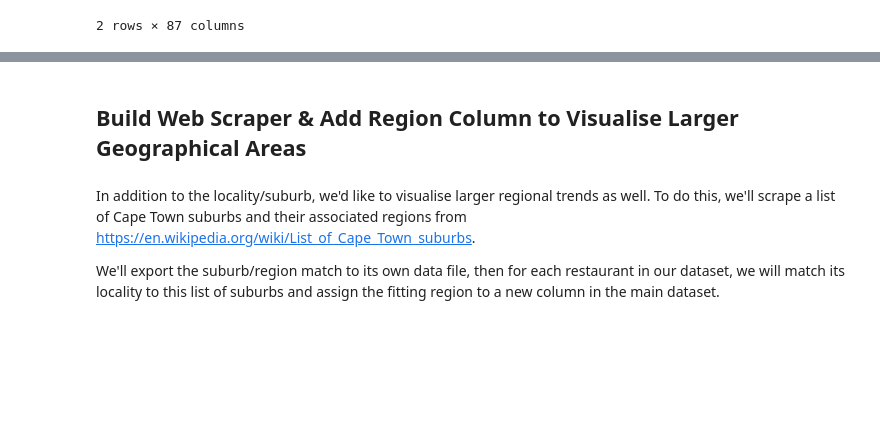
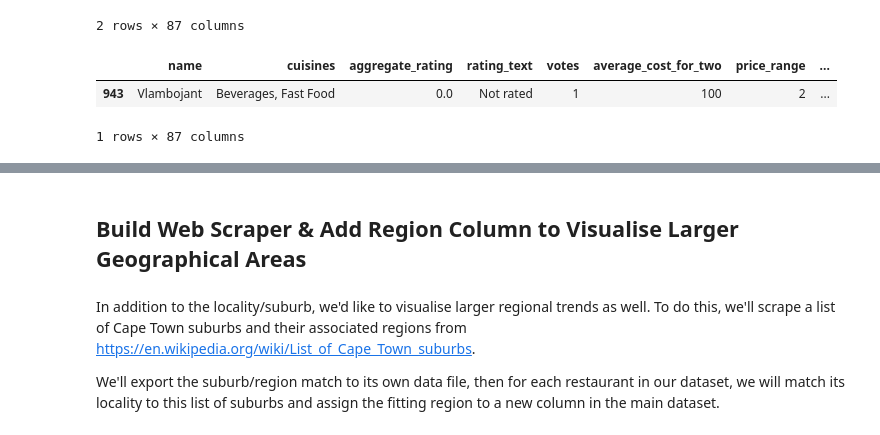
Before and after one commit to dorond/zomato-ct-analysis, a Jupyter notebook: Part 1 - Data Download and Preparation.ipynb, the cells around one changed output, grey strips where cells are left out. Saved outputs shown, nothing was run; the diff lists cells and outputs as text; code cells hidden in the pictures; blank space fills up the shorter version.

```diff
--- a/Part 1 - Data Download and Preparation.ipynb
+++ b/Part 1 - Data Download and Preparation.ipynb
@@ -526,6 +527,7 @@ mapping = {
     "Fairbridge Mall": "Fairbridge Mall, Brackenfell",
     "Blouberg": "Bloubergstrand",
     "Two Oceans Beach": "Two Oceans Beach, Mouille Point",
+    "Neelsie Student Centre": "Neelsie Student Centre, Stellenbosch"
 }
 
 def correct_incorrect_localities(col):
@@ -561,6 +563,12 @@ data[data.places == "NH The Lord Charles Hotel"]
 | 1405 | The Garden Terrace - NH The Lord ... | European, Contemporary, Italian | 3.1 | Average | 4 | 460 | 4 | ... |
 | 1406 | La Vigna - NH The Lord Charles | Seafood, Burger, Beverages, Conte... | 3.1 | Average | 6 | 450 | 4 | ... |
 2 rows × 87 columns
+# %%
+data[data.places == "Neelsie Student Centre"]
+# %% [output]
+|  | name | cuisines | aggregate_rating | rating_text | votes | average_cost_for_two | price_range | ... |
+| 943 | Vlambojant | Beverages, Fast Food | 0.0 | Not rated | 1 | 100 | 2 | ... |
+1 rows × 87 columns
 # %%
 idx = data[data.locality.str.contains('Kalk', regex=False)].index
 data.loc[idx, "places"] = "None"
```
Also changed, not shown: parts of 14 cells of this notebook, 9 other files.
